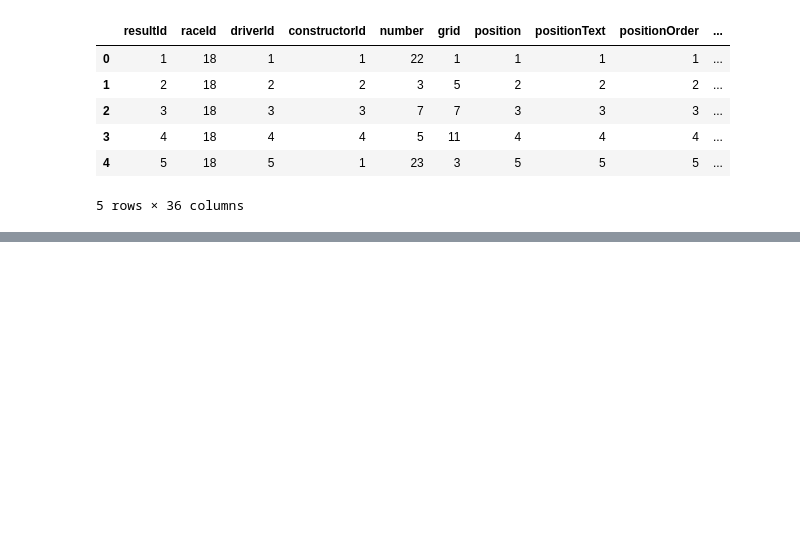
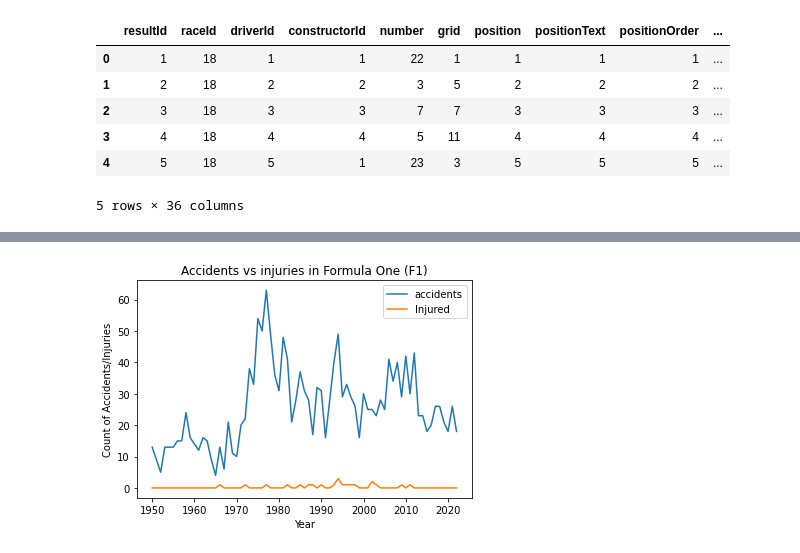
Before and after one commit to oli124/F1_safety, a Jupyter notebook: accident_v_injury.ipynb, the cells around one changed output, grey strips where cells are left out. Drawn from its saved outputs; the diff is of its cells as text; code cells hidden in the pictures; blank space fills up the shorter version.

```diff
--- a/accident_v_injury.ipynb
+++ b/accident_v_injury.ipynb
@@ -267,0 +236,4 @@ plt.title('Accidents vs injuries in Formula One (F1)');
+# %%
+# rename the two columns
+accident_injury_df = accident_injury_df.rename(columns={'status_x': 'accidents', 'status_y': 'Injured'})
+accident_injury_df.head(20)
@@ -267,0 +259,4 @@ plt.title('Accidents vs injuries in Formula One (F1)');
+# %%
+# replace any NaN entries with '0' in the injured column
+accident_injury_df['Injured'].fillna(0, inplace= True)
+accident_injury_df
@@ -267,0 +278,4 @@ plt.title('Accidents vs injuries in Formula One (F1)');
+# %%
+# in the injured column convert values from float to integers
+accident_injury_df['Injured'] = accident_injury_df['Injured'].astype(int)
+accident_injury_df.head(50)
@@ -267,0 +300,4 @@ plt.title('Accidents vs injuries in Formula One (F1)');
+# %%
+# set index as a column
+accident_injury_df.reset_index(inplace=True)
+accident_injury_df
@@ -267,0 +318,13 @@ plt.title('Accidents vs injuries in Formula One (F1)');
+# %%
+# create plot chart
+accident_injury_df.plot(x='year', y=['accidents', 'Injured'])
+
+#Add labels and title
+plt.xlabel('Year')
+plt.ylabel('Count of Accidents/Injuries')
+plt.title('Accidents vs injuries in Formula One (F1)');
+
+# save the chart
+plt.savefig('accident_vs_injured.png')
+# %% [output]
+[figure, added]
```
Also changed, not shown: parts of 37 cells of this notebook, 6 other files.
